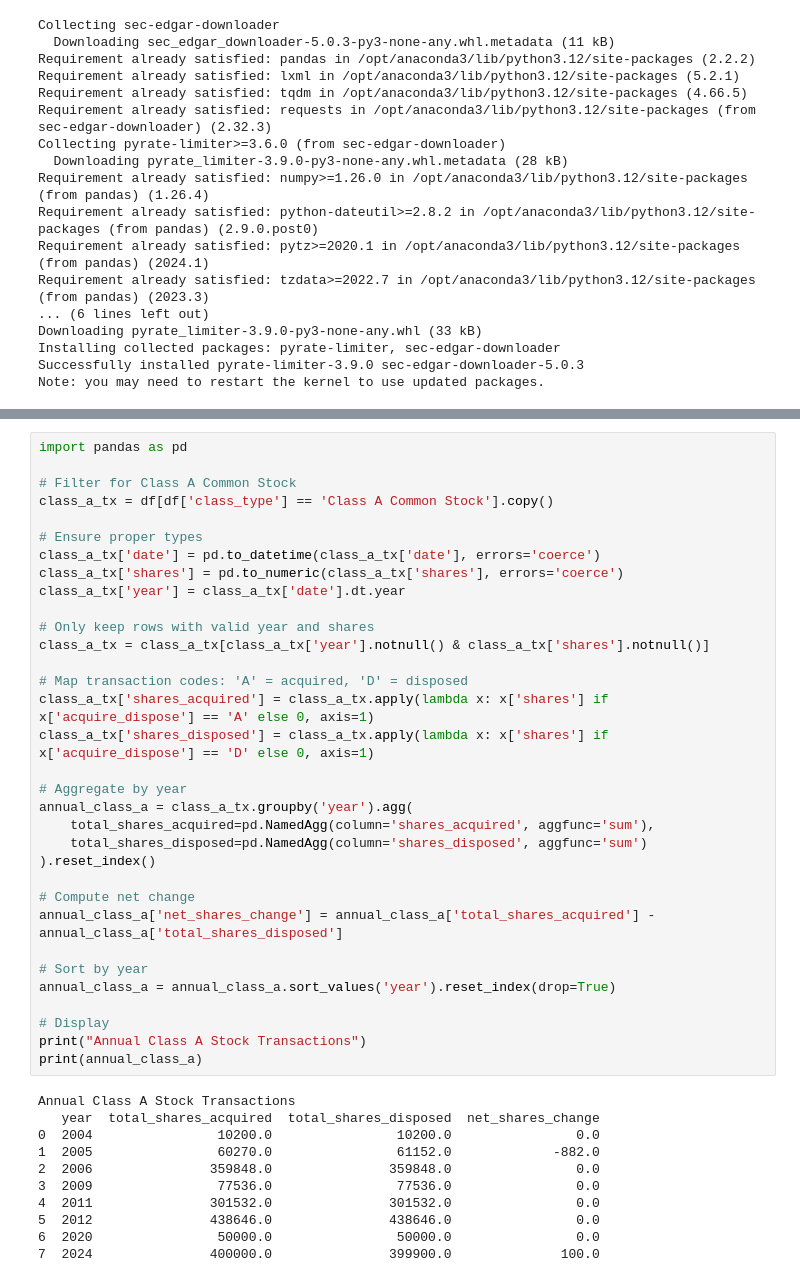
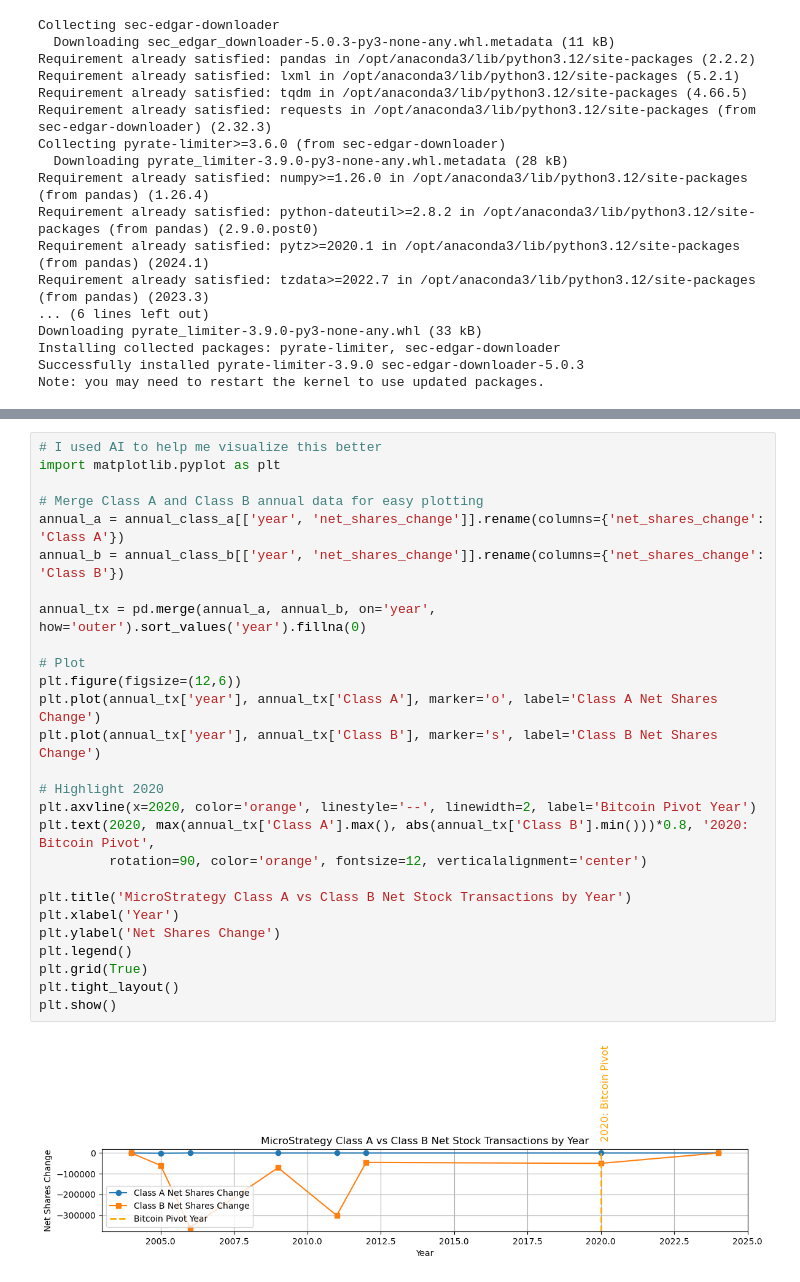
Before and after one commit to Juan-Lasso/Text_Analysis_Project_Lasso, a Jupyter notebook: Strategy_Inc.ipynb, the cells around one changed output, grey strips where cells are left out. Drawn from its saved outputs; the diff is of its cells as text.

```diff
--- a/Strategy_Inc.ipynb
+++ b/Strategy_Inc.ipynb
@@ -212,44 +316,29 @@ Annual Class B Stock Transaction
-# %%
-import pandas as pd
-
-# Filter for Class A Common Stock
-class_a_tx = df[df['class_type'] == 'Class A Common Stock'].copy()
-
-# Ensure proper types
-class_a_tx['date'] = pd.to_datetime(class_a_tx['date'], errors='coerce')
-class_a_tx['shares'] = pd.to_numeric(class_a_tx['shares'], errors='coerce')
-class_a_tx['year'] = class_a_tx['date'].dt.year
-
-# Only keep rows with valid year and shares
-class_a_tx = class_a_tx[class_a_tx['year'].notnull() & class_a_tx['shares'].notnull()]
-
-# Map transaction codes: 'A' = acquired, 'D' = disposed
-class_a_tx['shares_acquired'] = class_a_tx.apply(lambda x: x['shares'] if x['acquire_dispose'] == 'A' else 0, axis=1)
-class_a_tx['shares_disposed'] = class_a_tx.apply(lambda x: x['shares'] if x['acquire_dispose'] == 'D' else 0, axis=1)
-
-# Aggregate by year
-annual_class_a = class_a_tx.groupby('year').agg(
-    total_shares_acquired=pd.NamedAgg(column='shares_acquired', aggfunc='sum'),
-    total_shares_disposed=pd.NamedAgg(column='shares_disposed', aggfunc='sum')
-).reset_index()
-
-# Compute net change
-annual_class_a['net_shares_change'] = annual_class_a['total_shares_acquired'] - annual_class_a['total_shares_disposed']
-
-# Sort by year
-annual_class_a = annual_class_a.sort_values('year').reset_index(drop=True)
-
-# Display
-print("Annual Class A Stock Transactions")
-print(annual_class_a)
-# %% [output]
-Annual Class A Stock Transactions
-   year  total_shares_acquired  total_shares_disposed  net_shares_change
-0  2004                10200.0                10200.0                0.0
-1  2005                60270.0                61152.0             -882.0
-2  2006               359848.0               359848.0                0.0
-3  2009                77536.0                77536.0                0.0
-4  2011               301532.0               301532.0                0.0
-5  2012               438646.0               438646.0                0.0
-6  2020                50000.0                50000.0                0.0
-7  2024               400000.0               399900.0              100.0
+# %%
+# I used AI to help me visualize this better
+import matplotlib.pyplot as plt
+
+# Merge Class A and Class B annual data for easy plotting
+annual_a = annual_class_a[['year', 'net_shares_change']].rename(columns={'net_shares_change': 'Class A'})
+annual_b = annual_class_b[['year', 'net_shares_change']].rename(columns={'net_shares_change': 'Class B'})
+
+annual_tx = pd.merge(annual_a, annual_b, on='year', how='outer').sort_values('year').fillna(0)
+
+# Plot
+plt.figure(figsize=(12,6))
+plt.plot(annual_tx['year'], annual_tx['Class A'], marker='o', label='Class A Net Shares Change')
+plt.plot(annual_tx['year'], annual_tx['Class B'], marker='s', label='Class B Net Shares Change')
+
+# Highlight 2020
+plt.axvline(x=2020, color='orange', linestyle='--', linewidth=2, label='Bitcoin Pivot Year')
+plt.text(2020, max(annual_tx['Class A'].max(), abs(annual_tx['Class B'].min()))*0.8, '2020: Bitcoin Pivot',
+         rotation=90, color='orange', fontsize=12, verticalalignment='center')
+
+plt.title('MicroStrategy Class A vs Class B Net Stock Transactions by Year')
+plt.xlabel('Year')
+plt.ylabel('Net Shares Change')
+plt.legend()
+plt.grid(True)
+plt.tight_layout()
+plt.show()
+# %% [output]
+[figure, added]
```
Also changed, not shown: parts of 9 cells of this notebook, 1 other file.
